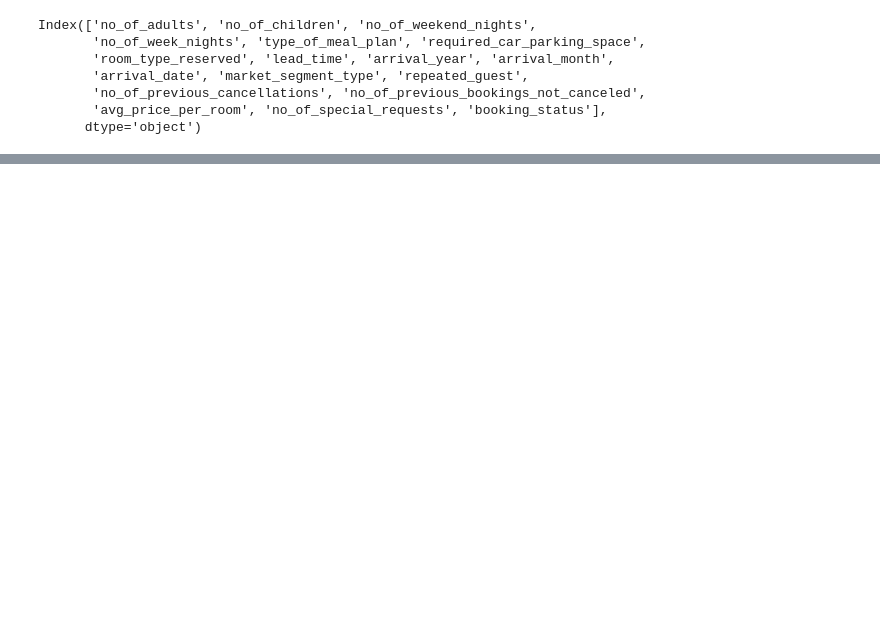
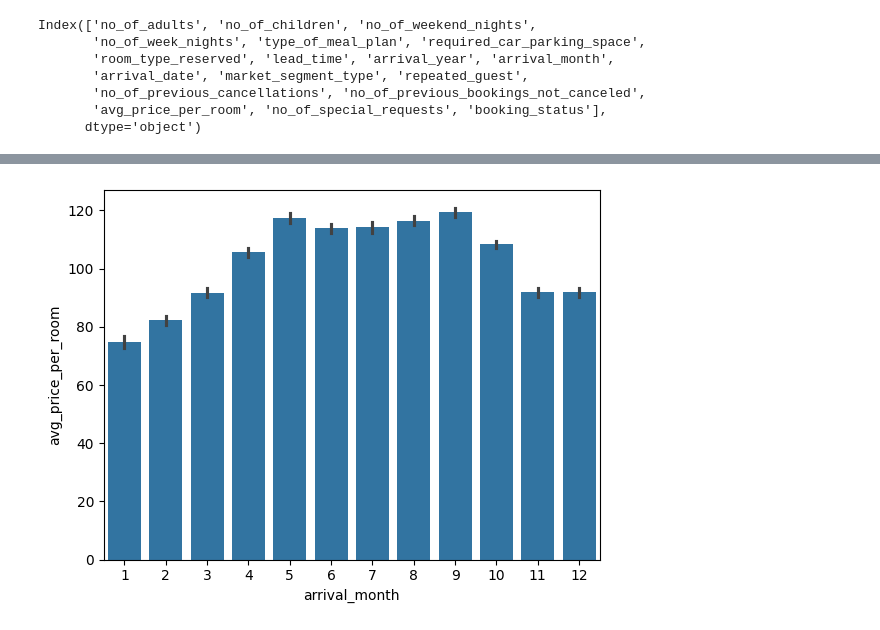
Before and after one commit to brejesh4318/Hotel-Reservation-prediction-, a Jupyter notebook: notebook/notebook.ipynb, the cells around one changed output, grey strips where cells are left out. Drawn from its saved outputs; the diff is of its cells as text; code cells hidden in the pictures; blank space fills up the shorter version.

```diff
--- a/notebook/notebook.ipynb
+++ b/notebook/notebook.ipynb
@@ -221,0 +173,5 @@ sns.heatmap(df.corr())
+# %%
+sns.barplot(x='arrival_month' , y="avg_price_per_room" , data=data)
+plt.show()
+# %% [output]
+[figure, added]
```
Also changed, not shown: parts of 127 cells of this notebook, 2 other files.
